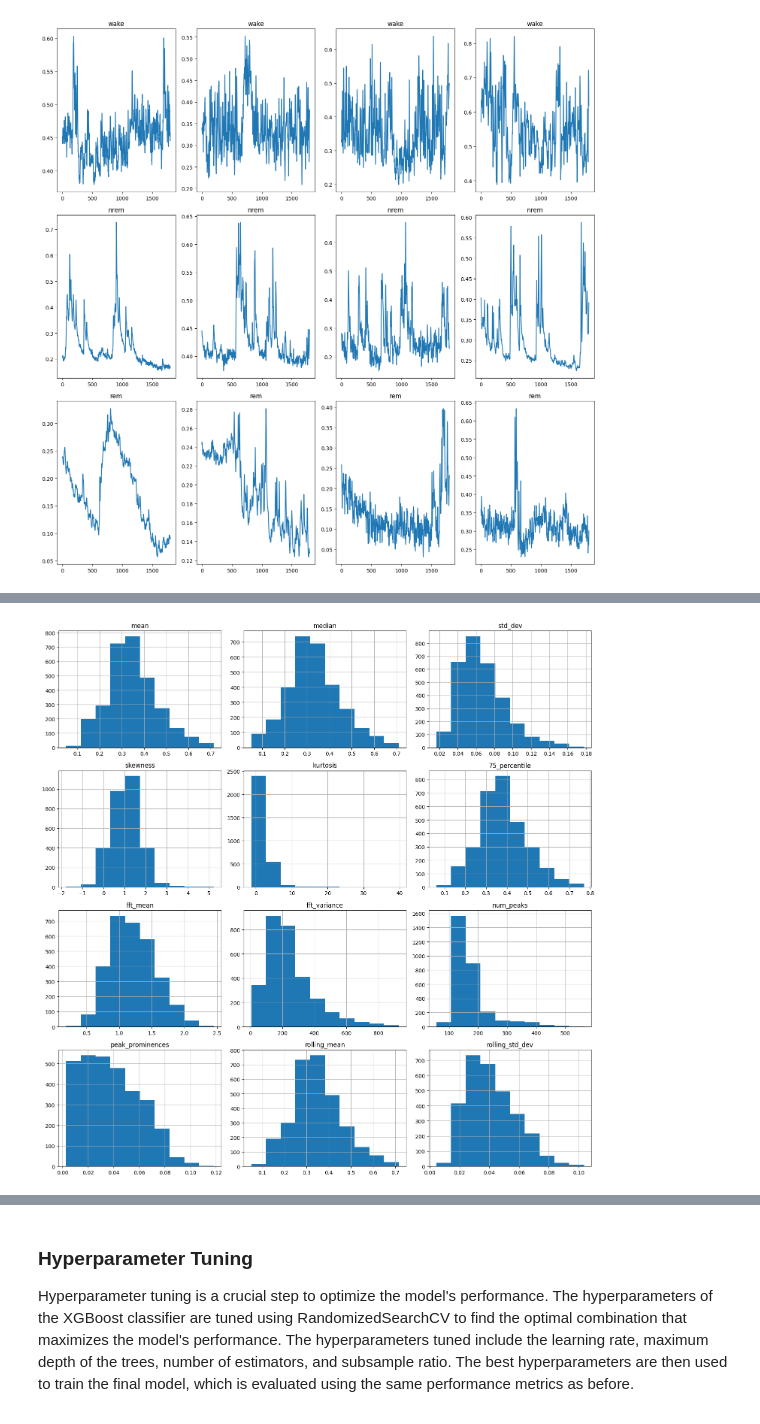
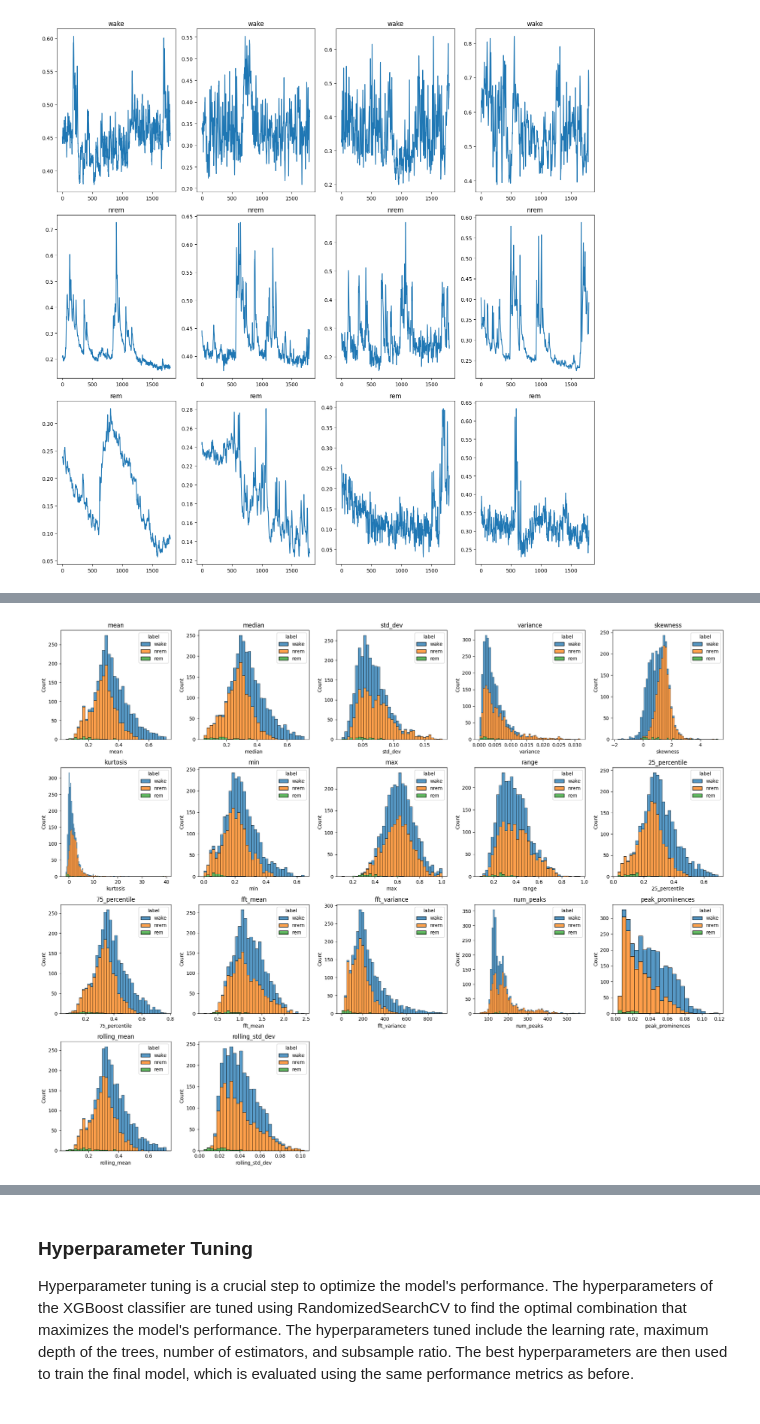
Before and after one commit to CarrattaFrancesco/rem_data_analysis, a Jupyter notebook: main.ipynb, the cells around one changed output, grey strips where cells are left out. Cells and saved outputs as stored; diff of their text form; code cells hidden in the pictures.

```diff
--- a/main.ipynb
+++ b/main.ipynb
@@ -144,9 +145,10 @@ One consideration is that I didn't use the 7000 features file, but one custom ma
 # %%
 import numpy as np
 import pandas as pd
-from scipy.stats import skew, kurtosis
+from scipy.stats import skew, kurtosis, gmean, hmean, entropy, iqr
 from scipy.fft import fft
-from scipy.signal import find_peaks,peak_prominences
+from scipy.signal import find_peaks, peak_prominences
+
 
 import pandas as pd
 import matplotlib.pyplot as plt
@@ -167,13 +169,13 @@ def feature_engineering(df_tmp):
     features['mean'] = df_tmp.mean(axis=1)
     features['median'] = df_tmp.median(axis=1)
     features['std_dev'] = df_tmp.std(axis=1)
-    #features['variance'] = df_tmp.var(axis=1)
+    features['variance'] = df_tmp.var(axis=1)
     features['skewness'] = df_tmp.apply(skew, axis=1)
     features['kurtosis'] = df_tmp.apply(kurtosis, axis=1)
-    #features['min'] = df_tmp.min(axis=1)
-    #features['max'] = df_tmp.max(axis=1)
-    #features['range'] = features['max'] - features['min']
-    #features['25_percentile'] = df_tmp.apply(lambda x: np.percentile(x, 25), axis=1)
+    features['min'] = df_tmp.min(axis=1)
+    features['max'] = df_tmp.max(axis=1)
+    features['range'] = features['max'] - features['min']
+    features['25_percentile'] = df_tmp.apply(lambda x: np.percentile(x, 25), axis=1)
     features['75_percentile'] = df_tmp.apply(lambda x: np.percentile(x, 75), axis=1)
 
     # Extract frequency domain features using FFT
@@ -184,34 +186,43 @@ def feature_engineering(df_tmp):
     # Extract peak features
     features['num_peaks'] = df_tmp.apply(lambda x: len(find_peaks(x)[0]), axis=1)
     features['peak_prominences'] = df_tmp.apply(lambda x: np.mean(peak_prominences(x, find_peaks(x)[0])[0]) if len(find_peaks(x)[0]) > 0 else 0, axis=1)
 
     # Extract rolling statistics
     window_size = 100
     features['rolling_mean'] = df_tmp.rolling(window=window_size, axis=1).mean().mean(axis=1)
     features['rolling_std_dev'] = df_tmp.rolling(window=window_size, axis=1).std().mean(axis=1)
 
     """
     # Extract sliding window features
     n_timepoints = df.shape[1]
     window_size = 100
     for start in range(0, n_timepoints, window_size):
         end = start + window_size
         window_data = df_tmp.iloc[:, start:end]
         features[f'window_{start}_{end}_mean'] = window_data.mean(axis=1)
         features[f'window_{start}_{end}_variance'] = window_data.var(axis=1)
     """
     return features
 
+import seaborn as sns
 
 # Feature Engineering
-df=pd.read_csv('data/mat_htcsa_3min_clean_fra.csv')
+df = pd.read_csv('data/mat_htcsa_3min_clean_fra.csv')
 df.drop('Unnamed: 0', axis=1, inplace=True)
 df.dropna(subset=['label'], inplace=True)
 features = feature_engineering(df)
 
-#plot the features
-features.hist(figsize=(15, 15))
+# Plot the features
+num_features = len(features.columns)
+num_cols = 5
+num_rows = (num_features // num_cols) + 1
+
+plt.figure(figsize=(20, num_rows * 4))
+for i, column in enumerate(features.columns, 1):
+    plt.subplot(num_rows, num_cols, i)
+    sns.histplot(data=features, x=column, hue=df['label'], multiple="stack", palette="tab10")
+    plt.title(column)
 plt.tight_layout()
 plt.show()
 # %% [output]
-[figure, old version]
+[figure, new version]
```
Also changed, not shown: parts of 4 cells of this notebook, 2 other files.
